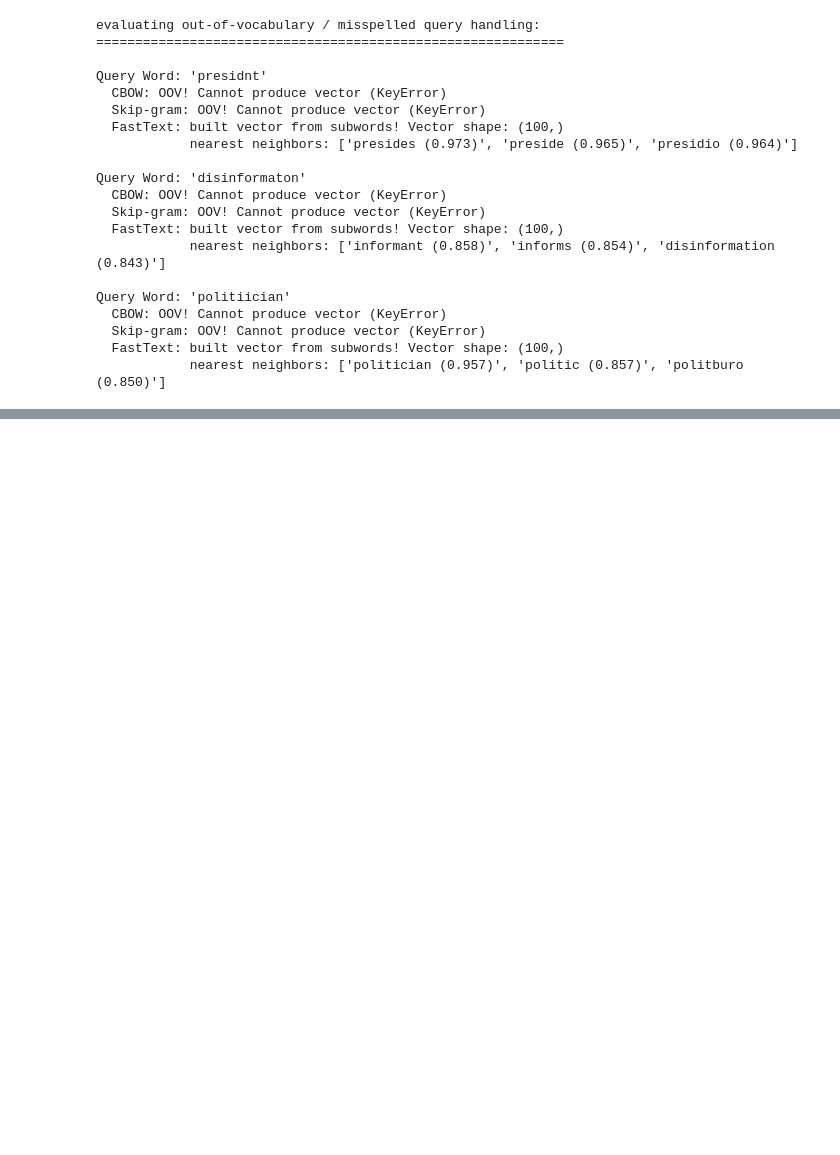
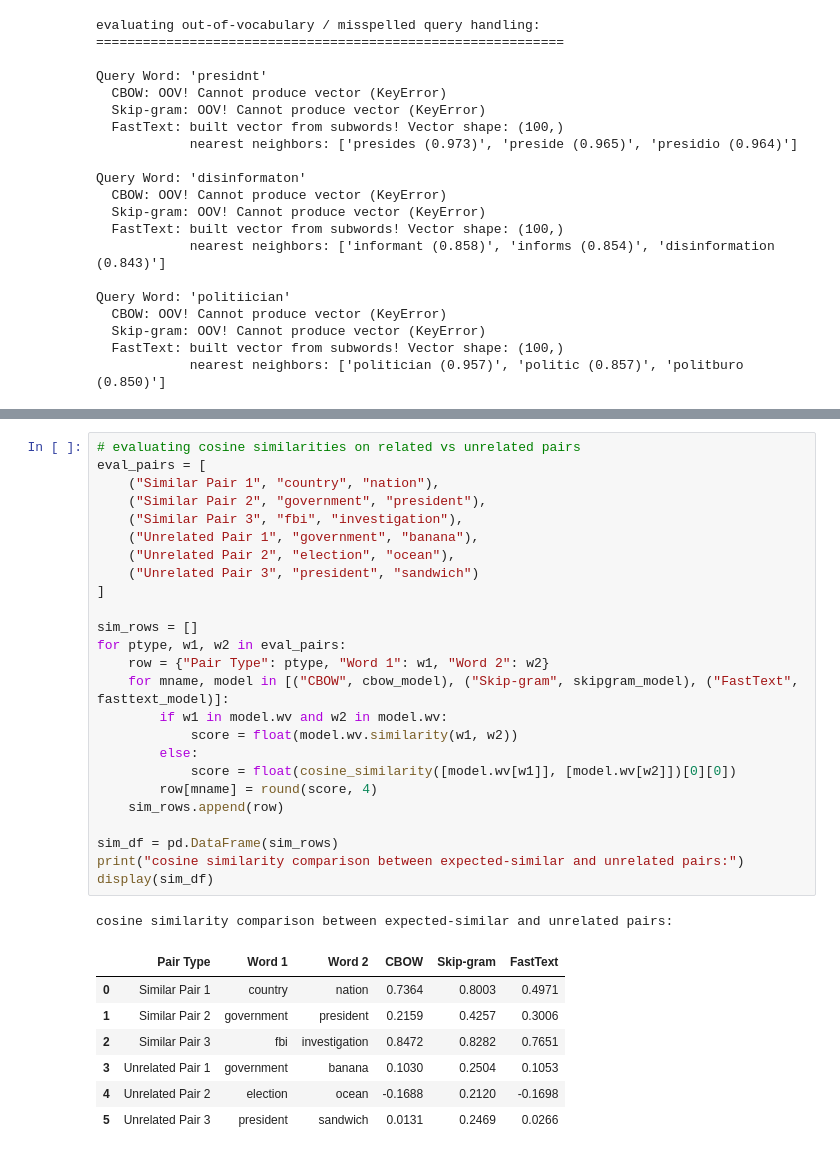
Before and after one commit to Asim-Muhammad/NLP-1, a Jupyter notebook: NLP_Assignment_2.ipynb, the cells around one changed output, grey strips where cells are left out. Drawn from its saved outputs; the diff is of its cells as text; blank space fills up the shorter version.

Commit message:
part c1 and c2: nearest neighbors for domain words and cosine similarity tests

```diff
--- a/NLP_Assignment_2.ipynb
+++ b/NLP_Assignment_2.ipynb
@@ -445,0 +507,34 @@ Query Word: 'politiician'
+# %%
+# evaluating cosine similarities on related vs unrelated pairs
+eval_pairs = [
+    ("Similar Pair 1", "country", "nation"),
+    ("Similar Pair 2", "government", "president"),
+    ("Similar Pair 3", "fbi", "investigation"),
+    ("Unrelated Pair 1", "government", "banana"),
+    ("Unrelated Pair 2", "election", "ocean"),
+    ("Unrelated Pair 3", "president", "sandwich")
+]
+
+sim_rows = []
+for ptype, w1, w2 in eval_pairs:
+    row = {"Pair Type": ptype, "Word 1": w1, "Word 2": w2}
+    for mname, model in [("CBOW", cbow_model), ("Skip-gram", skipgram_model), ("FastText", fasttext_model)]:
+        if w1 in model.wv and w2 in model.wv:
+            score = float(model.wv.similarity(w1, w2))
+        else:
+            score = float(cosine_similarity([model.wv[w1]], [model.wv[w2]])[0][0])
+        row[mname] = round(score, 4)
+    sim_rows.append(row)
+
+sim_df = pd.DataFrame(sim_rows)
+print("cosine similarity comparison between expected-similar and unrelated pairs:")
+display(sim_df)
+# %% [output]
+cosine similarity comparison between expected-similar and unrelated pairs:
+|  | Pair Type | Word 1 | Word 2 | CBOW | Skip-gram | FastText |
+| 0 | Similar Pair 1 | country | nation | 0.7364 | 0.8003 | 0.4971 |
+| 1 | Similar Pair 2 | government | president | 0.2159 | 0.4257 | 0.3006 |
+| 2 | Similar Pair 3 | fbi | investigation | 0.8472 | 0.8282 | 0.7651 |
+| 3 | Unrelated Pair 1 | government | banana | 0.1030 | 0.2504 | 0.1053 |
+| 4 | Unrelated Pair 2 | election | ocean | -0.1688 | 0.2120 | -0.1698 |
+| 5 | Unrelated Pair 3 | president | sandwich | 0.0131 | 0.2469 | 0.0266 |
```
Also changed, not shown: parts of 4 cells of this notebook.
